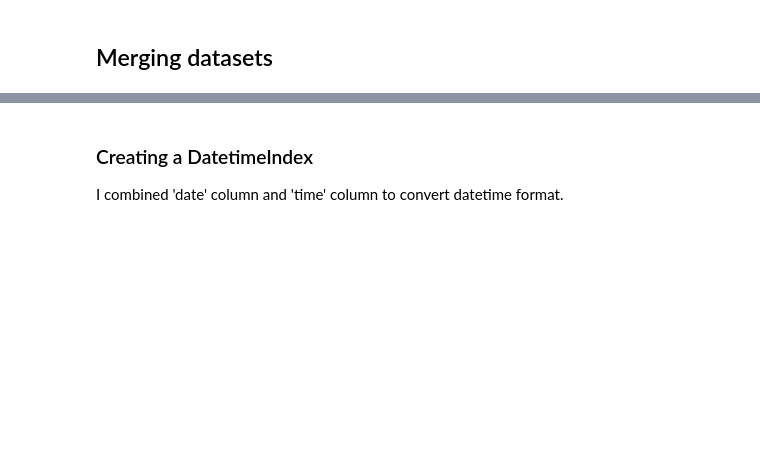
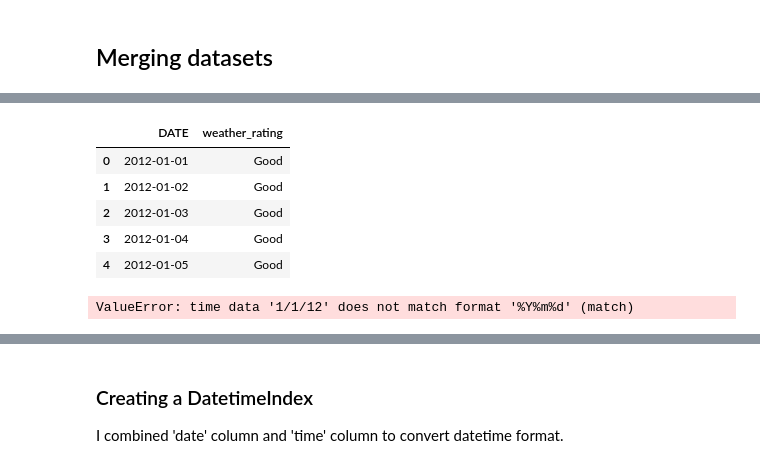
Before and after one commit to Happydogs/Aurora_Policing_Project, a Jupyter notebook: Aurora_Policing_Project.ipynb, the cells around one changed output, grey strips where cells are left out. Cells and saved outputs as stored; diff of their text form; code cells hidden in the pictures; blank space fills up the shorter version.

```diff
--- a/Aurora_Policing_Project.ipynb
+++ b/Aurora_Policing_Project.ipynb
@@ -879,0 +903,14 @@ weather_rating = weather[['DATE','rating']]
+# %%
+weather.head()
+# %% [output]
+|  | DATE | weather_rating |
+| 0 | 2012-01-01 | Good |
+| 1 | 2012-01-02 | Good |
+| 2 | 2012-01-03 | Good |
+| 3 | 2012-01-04 | Good |
+| 4 | 2012-01-05 | Good |
+# %%
+# Change 'date' column format to the same format as 'DATE' column of weather dataframe
+data.date  = pd.to_datetime(data.date, format = '%Y%m%d')
+# %% [output]
+ValueError: time data '1/1/12' does not match format '%Y%m%d' (match)
```
Also changed, not shown: parts of 55 cells of this notebook, 1 other file.
